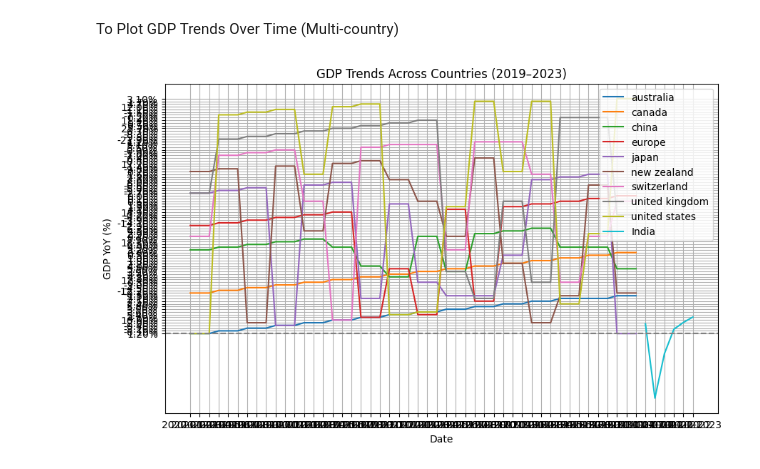
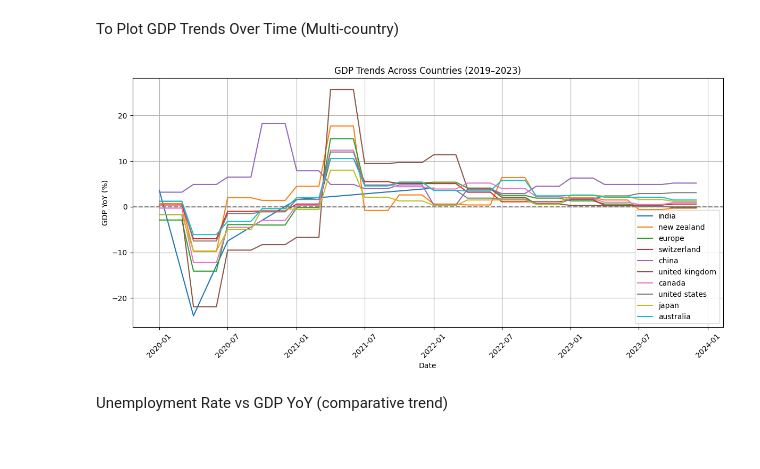
Before and after one commit to Saumya2005-dot/post-covid-ml-analysis, a Jupyter notebook: Post_COVID_Effects_Analysis.ipynb, the cells around one changed output. Cells and saved outputs as stored; diff of their text form; code cells hidden in the pictures.

```diff
--- a/Post_COVID_Effects_Analysis.ipynb
+++ b/Post_COVID_Effects_Analysis.ipynb
@@ -53,7 +53,7 @@ Saving economic_data.csv to economic_data (1).csv
 # %%
 import pandas as pd
 
-df = pd.read_csv("economic_data.csv")
+df = pd.read_csv("economics_data.csv")
 df.head()
 # %% [output]
 |  | country | date | manufacturing pmi | services pmi | consumer confidence | interest rates | cpi yoy | ... |
@@ -306,8 +252,0 @@ df_india['close'] = np.nan
-# %%
-import pandas as pd
-
-# Load the global dataset
-df = pd.read_csv('/content/economic_data.csv')
-
-# Optional: Preview the data
-df.head()
@@ -494,21 +342,31 @@ Name: date, dtype: datetime64[ns]
 # %% [markdown]
 # **Collective graph generation ( for report )**
+# %%
+df['date'] = pd.to_datetime(df['date'], dayfirst=True)
+df = df.sort_values(by='date')
+# %%
+# Remove percentage sign and convert to float
+df['gdp yoy'] = df['gdp yoy'].str.replace('%', '').astype(float)
 # %% [markdown]
 To Plot GDP Trends Over Time (Multi-country)
 # %%
 import matplotlib.pyplot as plt
 
-plt.figure(figsize=(10,6))
-for country in df_combined['country'].unique():
-    subset = df_combined[df_combined['country'] == country]
+plt.figure(figsize=(12,6))
+for country in df['country'].dropna().unique():
+    subset = df[df['country'] == country]
     plt.plot(subset['date'], subset['gdp yoy'], label=country)
 
 plt.axhline(0, color='gray', linestyle='--')
 plt.xlabel('Date')
 plt.ylabel('GDP YoY (%)')
 plt.title('GDP Trends Across Countries (2019–2023)')
+plt.xticks(rotation=45)  # Rotate x-axis date labels
+plt.tight_layout()       # Prevent label cutoff
 plt.legend()
 plt.grid(True)
 plt.show()
 # %% [output]
-[figure, old version]
+[figure, new version]
+# %% [markdown]
+Unemployment Rate vs GDP YoY (comparative trend)
```
Also changed, not shown: parts of 59 cells of this notebook.
